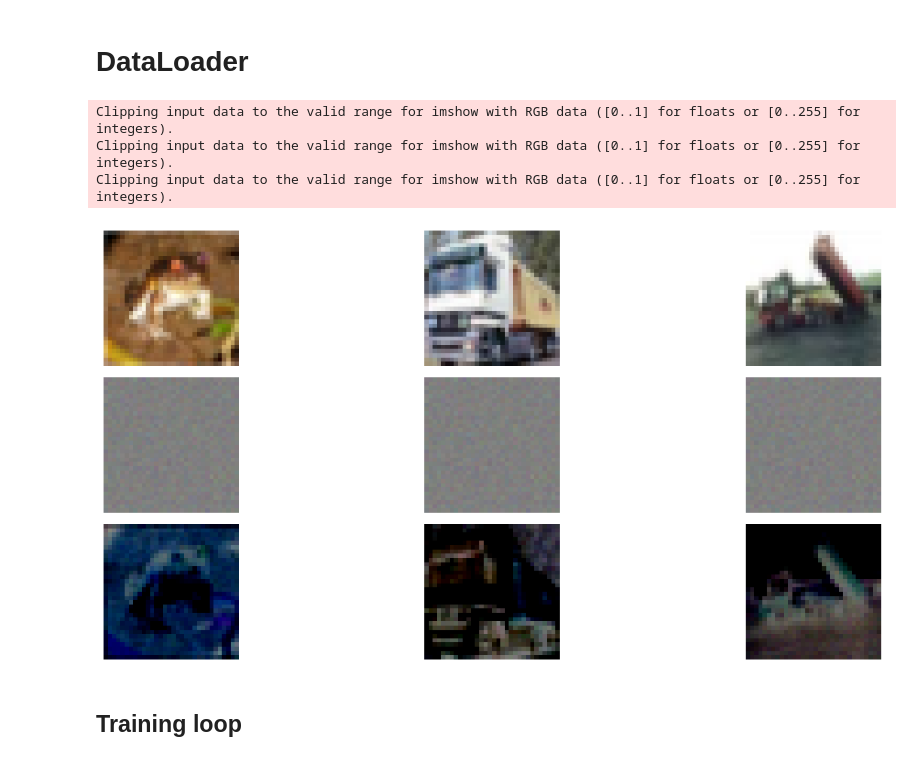
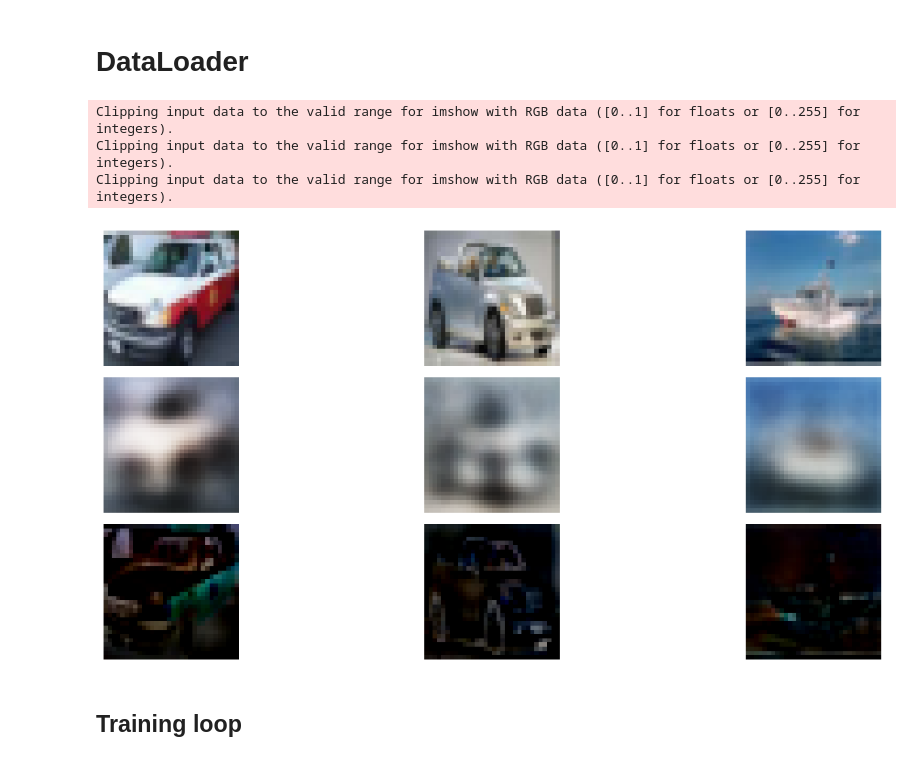
Before and after one commit to nadavo11/Autoencoder-Conv-RNN-Remote-Deep-Inference, a Jupyter notebook: Autoencoder-Conv-RNN-Remote-Deep-Inference-FC.ipynb, the cells around one changed output. Cells and saved outputs as stored; diff of their text form; code cells hidden in the pictures.

Commit message:
FCresidual model works

```diff
--- a/Autoencoder-Conv-RNN-Remote-Deep-Inference-FC.ipynb
+++ b/Autoencoder-Conv-RNN-Remote-Deep-Inference-FC.ipynb
@@ -168,26 +170,29 @@ FCAutoEncoder(
 # %%
 class FCResidualAutoEncoder(nn.Module):
 
-    def __init__(self,num_passes):
-        super(FCAutoEncoder, self).__init__()
+    def __init__(self,num_passes=8):
+        super(FCResidualAutoEncoder, self).__init__()
 
         self.num_passes = num_passes
-        self.blocks = [FCAutoEncoder() for p in num_passes]
+        self.blocks = nn.ModuleList([FCAutoEncoder() for p in range(num_passes)])
 
 
     def forward(self,x):
-        prev_x = x.clone()
+        in_x = x.clone()
         residual_outputs = []
 
         # go through all residuals
-        for b in self.blocks:
+        for i, b in enumerate(self.blocks):
             x = b(x)
             # save current approximation
             residual_outputs.append(x.clone())
+
+            if i == self.num_passes -1:
+                break
             # subtract the previous
-            x = x - prev_x
+            x = in_x - x
 
-        return x, residual_outputs
+        return x
 
-model = FCAutoEncoder()
+model = FCResidualAutoEncoder(num_passes=8)
 model.eval()
@@ -216,34 +234,42 @@ optimizer = torch.optim.Adam(model.parameters(), lr=0.001)
 # %%
 # obtain one batch of training images
 dataiter = iter(train_loader)
 images, labels = next(dataiter)
+images, labels = next(dataiter)
+images, labels = next(dataiter)
+images, labels = next(dataiter)
+# images, labels = next(dataiter)
+# images, labels = next(dataiter)
+# images, labels = next(dataiter)
+
+
 images = images.numpy() # convert images to numpy for display
 #
 reconstructed_images = model(torch.from_numpy(images)).detach().numpy()
 # plot the images in the batch, along with the corresponding labels
 fig, axs = plt.subplots(3, 3, figsize=(15, 6))
 # display 3 images
 for i in range(3):
     # Displaying the original image
     imshow(images[i],ax=axs[0, i])
     axs[0, i].axis('off')  # Turn off the axis for a cleaner look
 
     # Displaying the reconstructed image
     imshow(reconstructed_images[i], ax=axs[1, i])
     axs[1, i].axis('off')  # Turn off the axis here as well
 
     # Displaying the reconstructed image
     imshow(reconstructed_images[i] - images[i], ax=axs[2, i])
     axs[2, i].axis('off')  # Turn off the axis here as well
 
 
 plt.tight_layout()
 plt.show()
 # %% [output]
 Clipping input data to the valid range for imshow with RGB data ([0..1] for floats or [0..255] for integers).
 Clipping input data to the valid range for imshow with RGB data ([0..1] for floats or [0..255] for integers).
 Clipping input data to the valid range for imshow with RGB data ([0..1] for floats or [0..255] for integers).
-[figure, old version]
+[figure, new version]
 # %% [markdown]
 ## Training loop
 # %%
```
Also changed, not shown: parts of 4 cells of this notebook.
